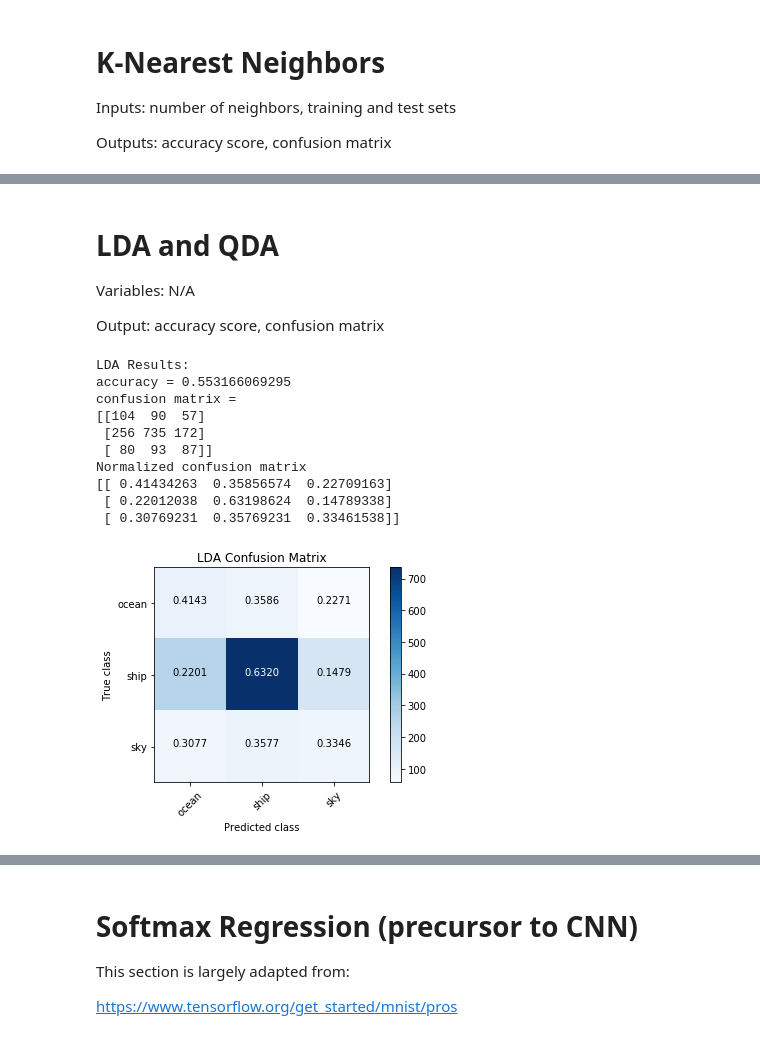
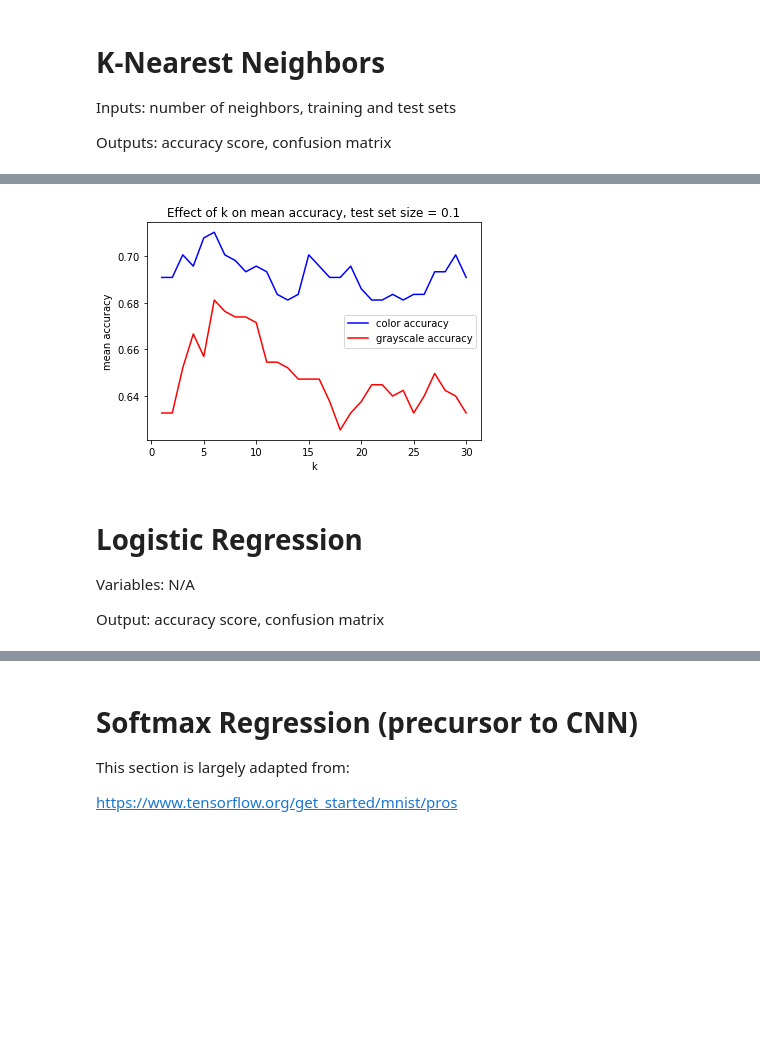
Before and after one commit to jordantrc/ml-project, a Jupyter notebook: code/project.ipynb, the cells around one changed output, grey strips where cells are left out. Saved outputs shown, nothing was run; the diff lists cells and outputs as text; code cells hidden in the pictures; blank space fills up the shorter version.

Commit message:
knn and logistic regression work

```diff
--- a/code/project.ipynb
+++ b/code/project.ipynb
@@ -10,6 +10,7 @@ import random
 import tensorflow as tf
 from PIL import Image
 from sklearn import discriminant_analysis
+from sklearn import linear_model
 from sklearn import metrics
 from sklearn import model_selection
 from sklearn import neighbors
@@ -28,6 +29,8 @@ def prepare_data(input_file, description, oversample=False):
     y = []
     X = []
     y_numeric = []
+    y_binary = []
+    y_binary_numeric = []
 
     print("\n##############\n%s Data summary:" % (description))
     with open(input_file, 'r') as csvfile:
@@ -37,17 +40,29 @@ def prepare_data(input_file, description, oversample=False):
                 y.append(row[0])
                 X_float = [ float(x) for x in row[1:] ]
                 X.append(X_float)
+                if row[0] in ('ship', 'shore'):
+                    y_binary.append('obstacle')
+                else:
+                    y_binary.append('non-obstacle')
 
     # create a y_numeric for use with tensorflow
     for obs in y:
         y_numeric.append(classes.index(obs))
 
-    assert len(X) == len(y) == len(y_numeric)
+
+    # create a y_binary_numeric for binary classification in TF
+    binary_classes = ['non-obstacle', 'obstacle']
+    for obs in y_binary:
+        y_binary_numeric.append(binary_classes.index(obs))
+
+    assert len(X) == len(y) == len(y_numeric) == len(y_binary) == len(y_binary_numeric)
 
     # convert to np.array objects
     y = np.array(y)
     y_numeric = np.array(y_numeric)
     X = np.array(X)
+    y_binary = np.array(y_binary)
+    y_binary_numeric = np.array(y_binary_numeric)
 
     # how many features?
     num_features = len(X[0])
@@ -92,7 +107,7 @@ def prepare_data(input_file, description, oversample=False):
         for cl in class_counts.keys():
             print("%s - %s" % (cl, class_counts[cl]))
 
-    return X, y, y_numeric
+    return X, y, y_numeric, y_binary, y_binary_numeric
 
 
 # this function taken from:
@@ -394,60 +504,18 @@ Normalized confusion matrix
 # %%
-rgb_plot, = plt.plot(knn_metrics_rgb['neighbors'], knn_metrics_rgb['mean_accuracy'], label='color accuracy', color='blue')
-gray_plot, = plt.plot(knn_metrics_gray['neighbors'], knn_metrics_gray['mean_accuracy'], label='grayscale accuracy', color='red')
-plt.title("Mean accuracy")
+rgb_plot, = plt.plot(knn_metrics_rgb[0.1]['neighbors'], knn_metrics_rgb[0.1]['mean_accuracy'], label='color accuracy', color='blue')
+gray_plot, = plt.plot(knn_metrics_gray[0.1]['neighbors'], knn_metrics_gray[0.1]['mean_accuracy'], label='grayscale accuracy', color='red')
+plt.title("Effect of k on mean accuracy, test set size = 0.1")
 plt.xlabel("k")
 plt.ylabel("mean accuracy")
 
 # show a legend
-plt.legend(handles=[rgb_plot, gray_plot], loc=2)
+plt.legend(handles=[rgb_plot, gray_plot], loc=5)
 
 plt.show()
+# %% [output]
+[figure, added]
 # %% [markdown]
-# LDA and QDA
+# Logistic Regression
 Variables: N/A
 
 Output: accuracy score, confusion matrix
-# %%
-# response has to be numeric for LDA and QDA
-y_train_numeric = []
-y_test_numeric = []
-for cl in y_train:
-    y_train_numeric.append(classes.index(cl))
-
-for cl in y_test:
-    y_test_numeric.append(classes.index(cl))
-
-# LDA
-
-#print(y_train_numeric[:5])
-#print(X_train[:5])
-classifier = discriminant_analysis.LinearDiscriminantAnalysis()
-classifier.fit(X_train, y_train_numeric)
-
-y_prediction = []
-y_prediction_num = classifier.predict(X_test)
-for pred in y_prediction_num:
-    y_prediction.append(classes[pred])
-
-cm = metrics.confusion_matrix(y_test, y_prediction, labels=classes)
-accuracy = metrics.accuracy_score(y_test, y_prediction, normalize=True)
-
-print("LDA Results:")
-print("accuracy = " + str(accuracy))
-print("confusion matrix = ")
-print(cm)
-
-plot_confusion_matrix(cm, classes, title="LDA Confusion Matrix")
-plt.show()
-# %% [output]
-LDA Results:
-accuracy = 0.553166069295
-confusion matrix =
-[[104  90  57]
- [256 735 172]
- [ 80  93  87]]
-Normalized confusion matrix
-[[ 0.41434263  0.35856574  0.22709163]
- [ 0.22012038  0.63198624  0.14789338]
- [ 0.30769231  0.35769231  0.33461538]]
-[figure, removed]
```
Also changed, not shown: parts of 10 cells of this notebook.
